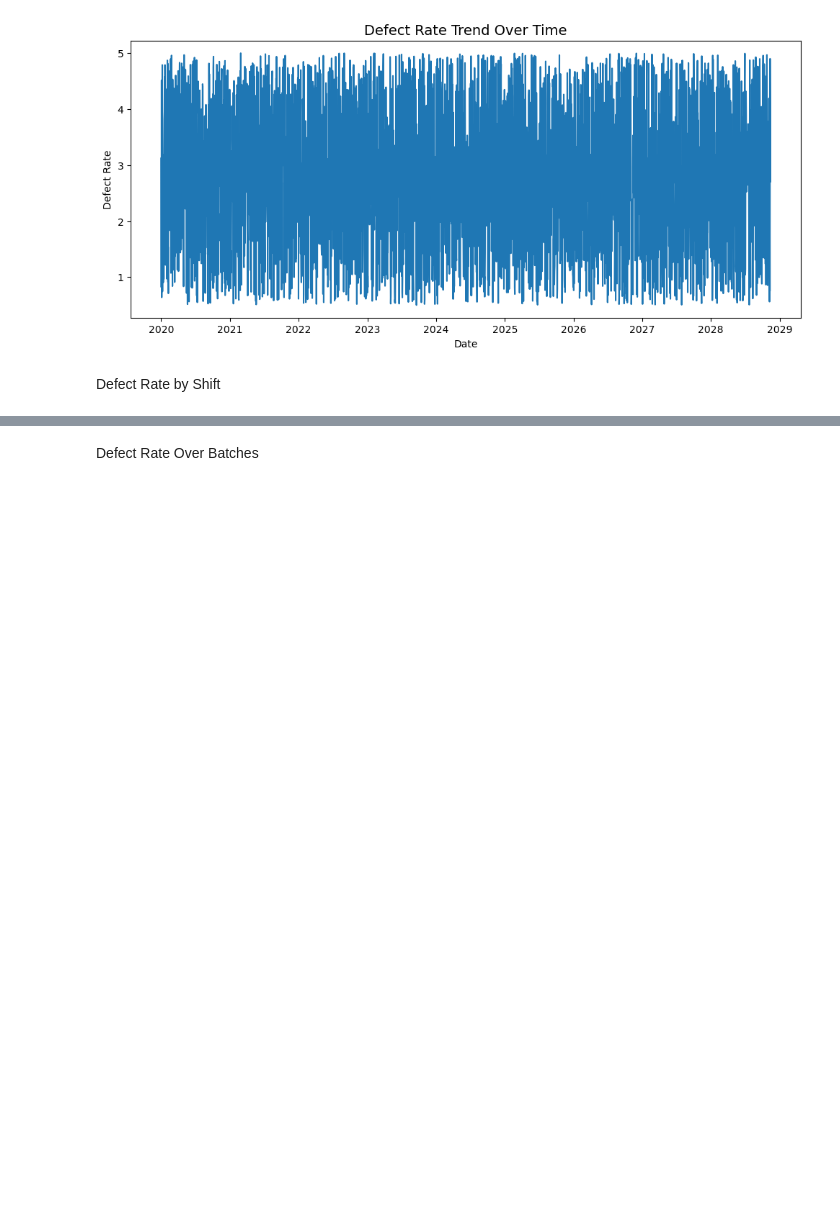
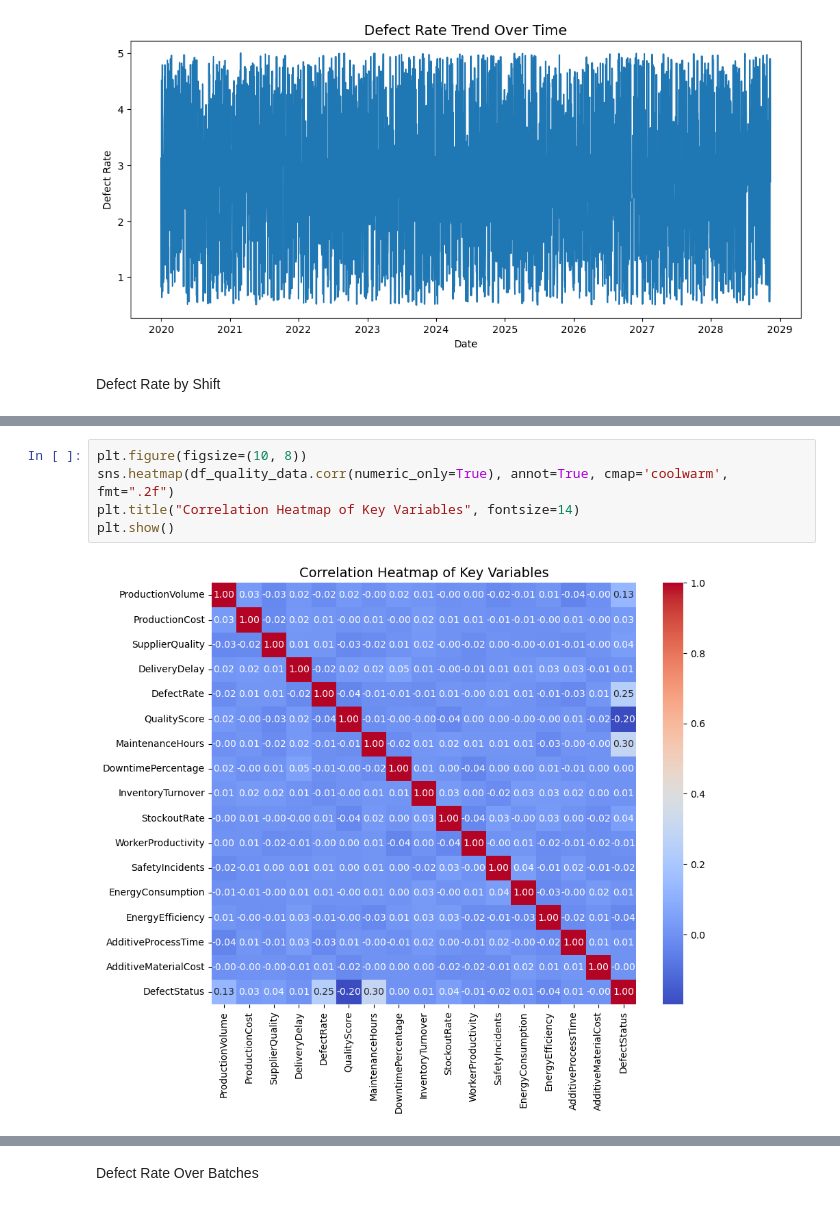
Before and after one commit to bbhatta10/Manufacturing-Quality-Analysis, a Jupyter notebook: quality.ipynb, the cells around one changed output, grey strips where cells are left out. Saved outputs shown, nothing was run; the diff lists cells and outputs as text; blank space fills up the shorter version.

```diff
--- a/quality.ipynb
+++ b/quality.ipynb
@@ -266,0 +280,7 @@ Relationship Between Key Metrics
+# %%
+plt.figure(figsize=(10, 8))
+sns.heatmap(df_quality_data.corr(numeric_only=True), annot=True, cmap='coolwarm', fmt=".2f")
+plt.title("Correlation Heatmap of Key Variables", fontsize=14)
+plt.show()
+# %% [output]
+[figure, added]
```
Also changed, not shown: parts of 6 cells of this notebook.
